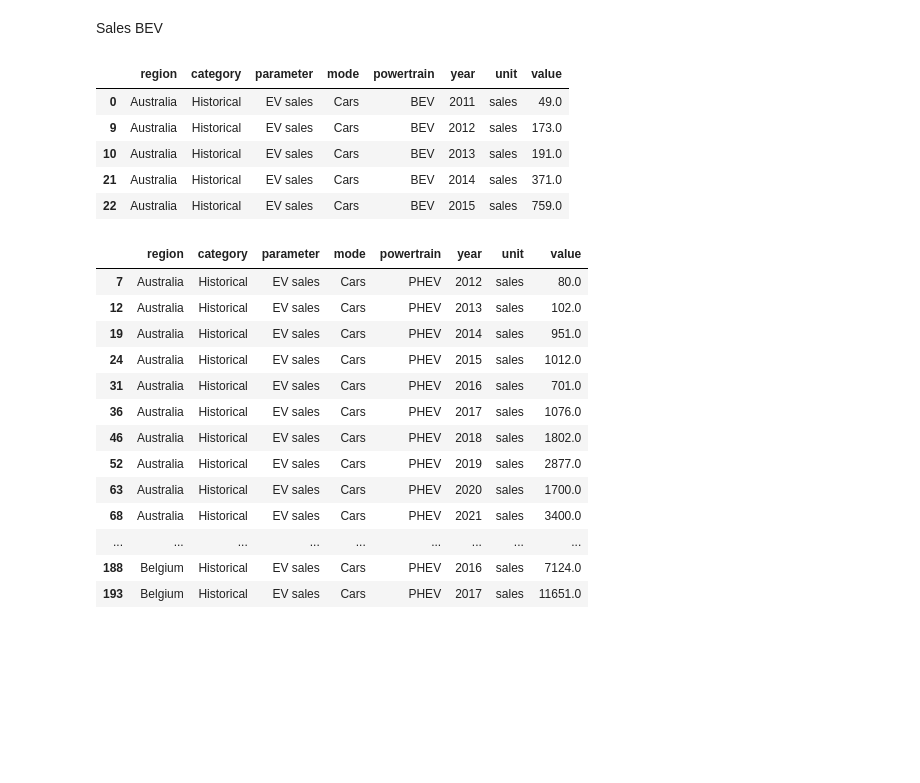
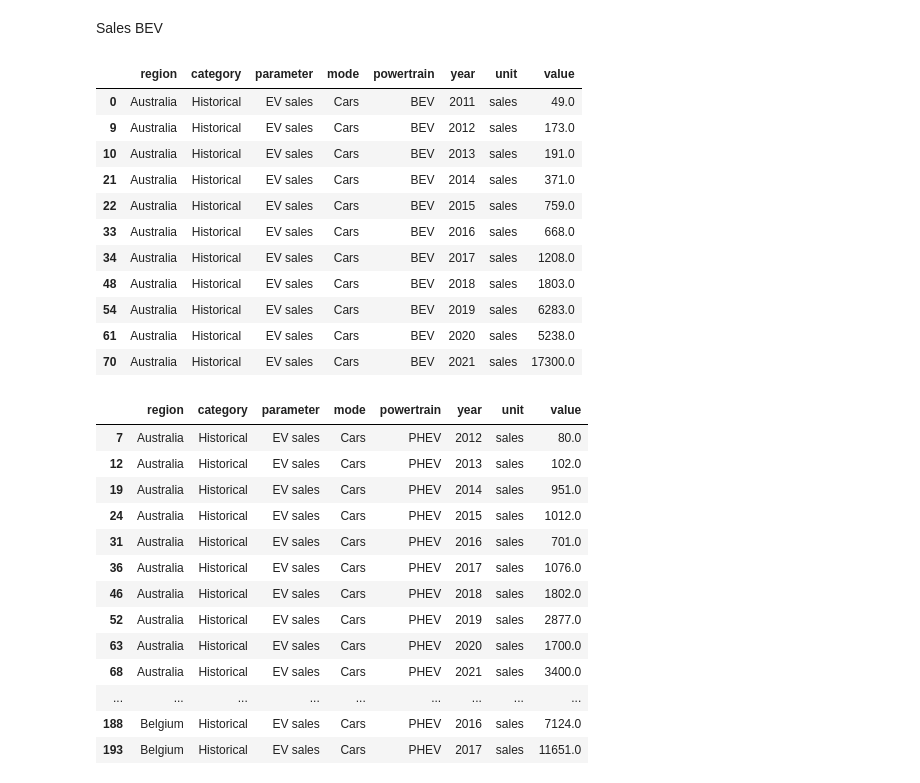
Before and after one commit to aaroln/ev, a Jupyter notebook: Data Project.ipynb, the cells around one changed output. Cells and saved outputs as stored; diff of their text form; code cells hidden in the pictures; blank space fills up the shorter version.

```diff
--- a/Data Project.ipynb
+++ b/Data Project.ipynb
@@ -225,15 +225,23 @@ def sales_bev(country):
     return sales_information
-# %%
-world = sales_bev(ev.region)
-
-world.head()
-# %% [output]
-|  | region | category | parameter | mode | powertrain | year | unit | value |
-| 0 | Australia | Historical | EV sales | Cars | BEV | 2011 | sales | 49.0 |
-| 9 | Australia | Historical | EV sales | Cars | BEV | 2012 | sales | 173.0 |
-| 10 | Australia | Historical | EV sales | Cars | BEV | 2013 | sales | 191.0 |
-| 21 | Australia | Historical | EV sales | Cars | BEV | 2014 | sales | 371.0 |
-| 22 | Australia | Historical | EV sales | Cars | BEV | 2015 | sales | 759.0 |
+# %%
+for c in
+
+world = sales_bev('Australia')
+
+world
+# %% [output]
+|  | region | category | parameter | mode | powertrain | year | unit | value |
+| 0 | Australia | Historical | EV sales | Cars | BEV | 2011 | sales | 49.0 |
+| 9 | Australia | Historical | EV sales | Cars | BEV | 2012 | sales | 173.0 |
+| 10 | Australia | Historical | EV sales | Cars | BEV | 2013 | sales | 191.0 |
+| 21 | Australia | Historical | EV sales | Cars | BEV | 2014 | sales | 371.0 |
+| 22 | Australia | Historical | EV sales | Cars | BEV | 2015 | sales | 759.0 |
+| 33 | Australia | Historical | EV sales | Cars | BEV | 2016 | sales | 668.0 |
+| 34 | Australia | Historical | EV sales | Cars | BEV | 2017 | sales | 1208.0 |
+| 48 | Australia | Historical | EV sales | Cars | BEV | 2018 | sales | 1803.0 |
+| 54 | Australia | Historical | EV sales | Cars | BEV | 2019 | sales | 6283.0 |
+| 61 | Australia | Historical | EV sales | Cars | BEV | 2020 | sales | 5238.0 |
+| 70 | Australia | Historical | EV sales | Cars | BEV | 2021 | sales | 17300.0 |
 # %%
 world_phev = sales_phev(ev)
 
```
Also changed, not shown: parts of 5 cells of this notebook.
